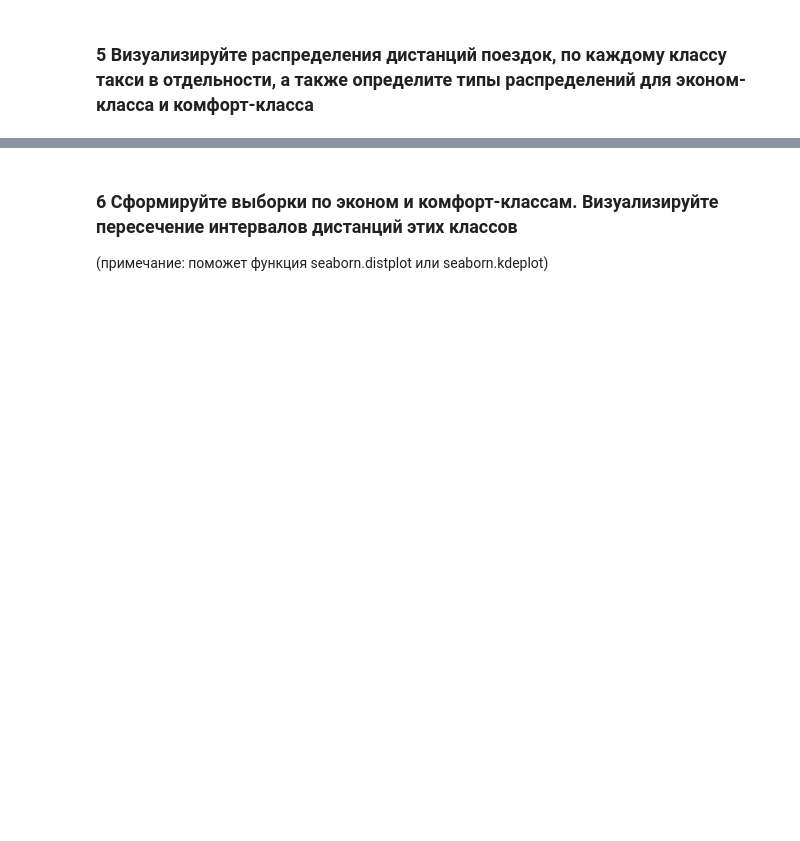
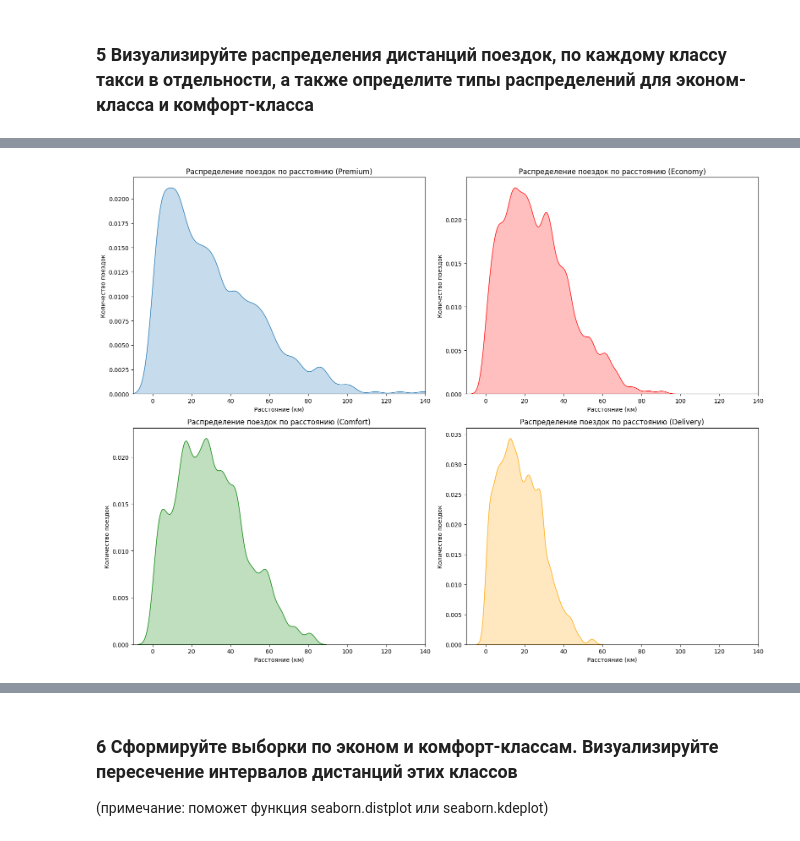
Before and after one commit to IrmA-ErroR/DS_Taxi_strategy, a Jupyter notebook: analysis.ipynb, the cells around one changed output, grey strips where cells are left out. Cells and saved outputs as stored; diff of their text form; code cells hidden in the pictures; blank space fills up the shorter version.

```diff
--- a/analysis.ipynb
+++ b/analysis.ipynb
@@ -371,0 +322,34 @@ plt.show()
+# %%
+class_data = {
+    'Premium': data[data['offer_class_group'] == 'Premium']['distance_km'],
+    'Economy': data[data['offer_class_group'] == 'Economy']['distance_km'],
+    'Comfort': data[data['offer_class_group'] == 'Comfort']['distance_km'],
+    'Delivery': data[data['offer_class_group'] == 'Delivery']['distance_km']
+}
+# %%
+class_colors = {
+    'Premium': sns.color_palette()[0], #'blue',
+    'Economy': 'red',
+    'Comfort': 'green',
+    'Delivery': 'orange'
+}
+# %%
+def plot_class_distribution(data_dict, colors):
+    plt.figure(figsize=(16, 12))
+
+    for idx, (class_name, distances) in enumerate(data_dict.items(), start=1):
+        plt.subplot(2, 2, idx)
+        sns.kdeplot(distances, fill=True, color=colors[class_name], bw_adjust=0.5)
+        plt.title(f'Распределение поездок по расстоянию ({class_name})')
+        plt.xlim(-10, 140)
+        plt.xlabel('Расстояние (км)')
+        plt.ylabel('Количество поездок')
+
+    # Упорядочение графиков на странице
+    plt.tight_layout()
+    plt.show()
+
+
+plot_class_distribution(class_data, class_colors)
+# %% [output]
+[figure, added]
```
Also changed, not shown: parts of 10 cells of this notebook, 1 other file.
